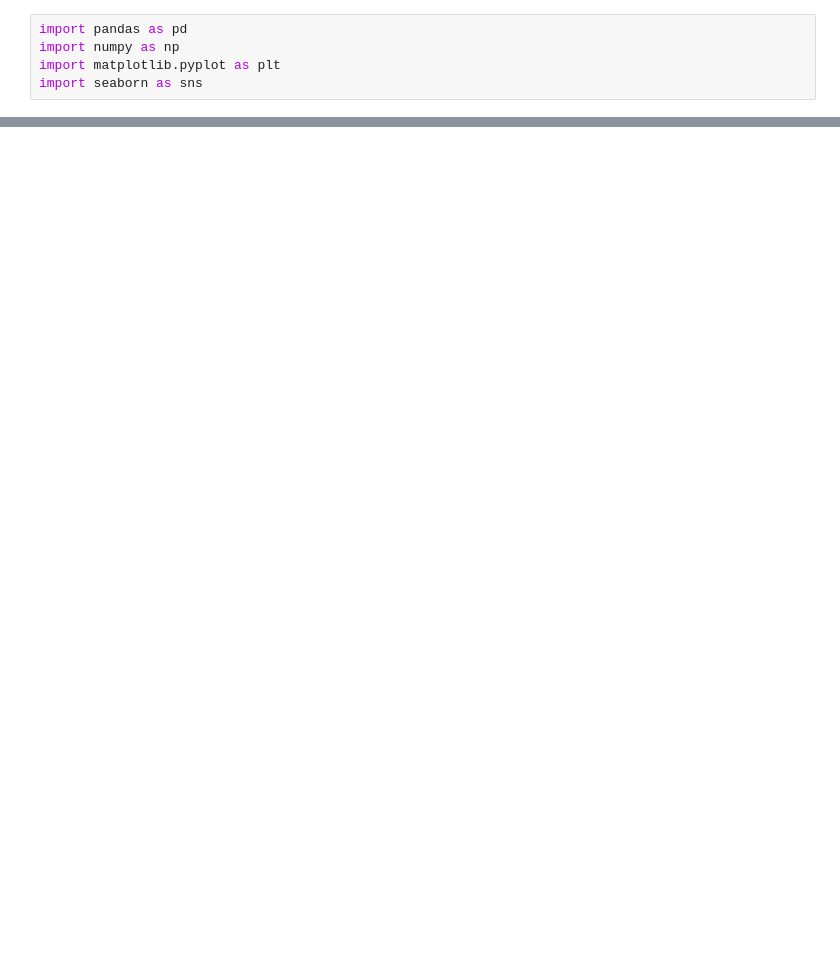
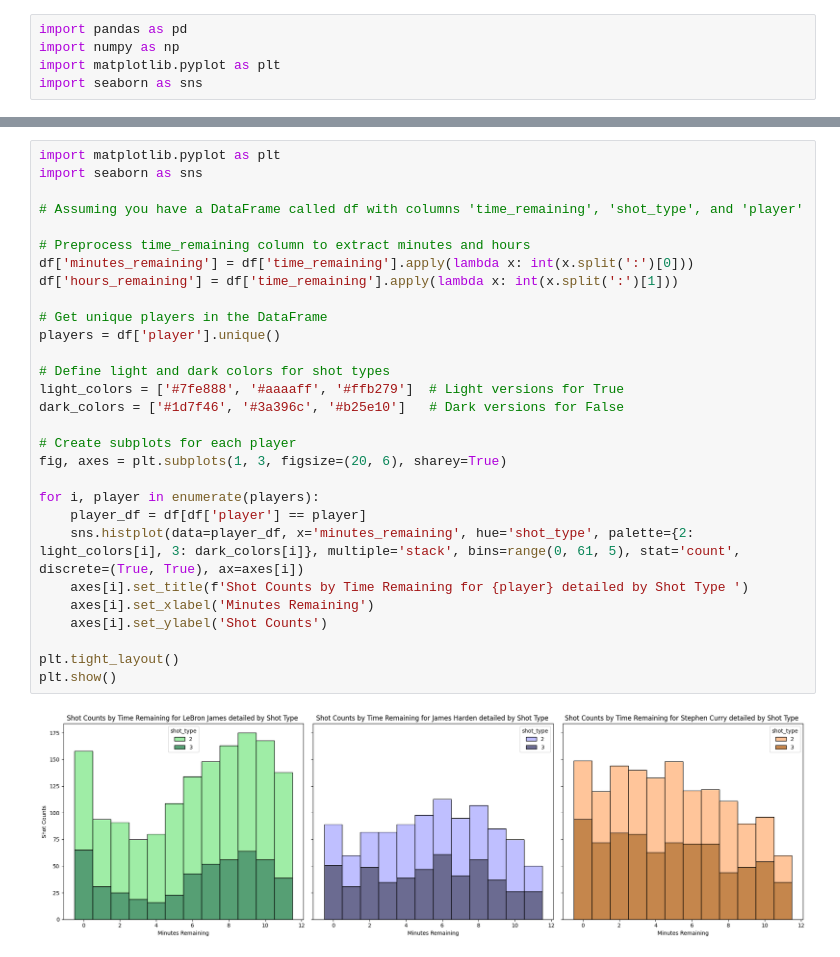
Before and after one commit to com-480-data-visualization/project-2024-DVteam, a Jupyter notebook: exploratory.ipynb, the cells around one changed output, grey strips where cells are left out. Saved outputs shown, nothing was run; the diff lists cells and outputs as text; blank space fills up the shorter version.

```diff
--- a/exploratory.ipynb
+++ b/exploratory.ipynb
@@ -207,0 +174,31 @@ plt.show()
+# %%
+import matplotlib.pyplot as plt
+import seaborn as sns
+
+# Assuming you have a DataFrame called df with columns 'time_remaining', 'shot_type', and 'player'
+
+# Preprocess time_remaining column to extract minutes and hours
+df['minutes_remaining'] = df['time_remaining'].apply(lambda x: int(x.split(':')[0]))
+df['hours_remaining'] = df['time_remaining'].apply(lambda x: int(x.split(':')[1]))
+
+# Get unique players in the DataFrame
+players = df['player'].unique()
+
+# Define light and dark colors for shot types
+light_colors = ['#7fe888', '#aaaaff', '#ffb279']  # Light versions for True
+dark_colors = ['#1d7f46', '#3a396c', '#b25e10']   # Dark versions for False
+
+# Create subplots for each player
+fig, axes = plt.subplots(1, 3, figsize=(20, 6), sharey=True)
+
+for i, player in enumerate(players):
+    player_df = df[df['player'] == player]
+    sns.histplot(data=player_df, x='minutes_remaining', hue='shot_type', palette={2: light_colors[i], 3: dark_colors[i]}, multiple='stack', bins=range(0, 61, 5), stat='count', discrete=(True, True), ax=axes[i])
+    axes[i].set_title(f'Shot Counts by Time Remaining for {player} detailed by Shot Type ')
+    axes[i].set_xlabel('Minutes Remaining')
+    axes[i].set_ylabel('Shot Counts')
+
+plt.tight_layout()
+plt.show()
+# %% [output]
+[figure, added]
```
Also changed, not shown: parts of 24 cells of this notebook, 13 other files.
